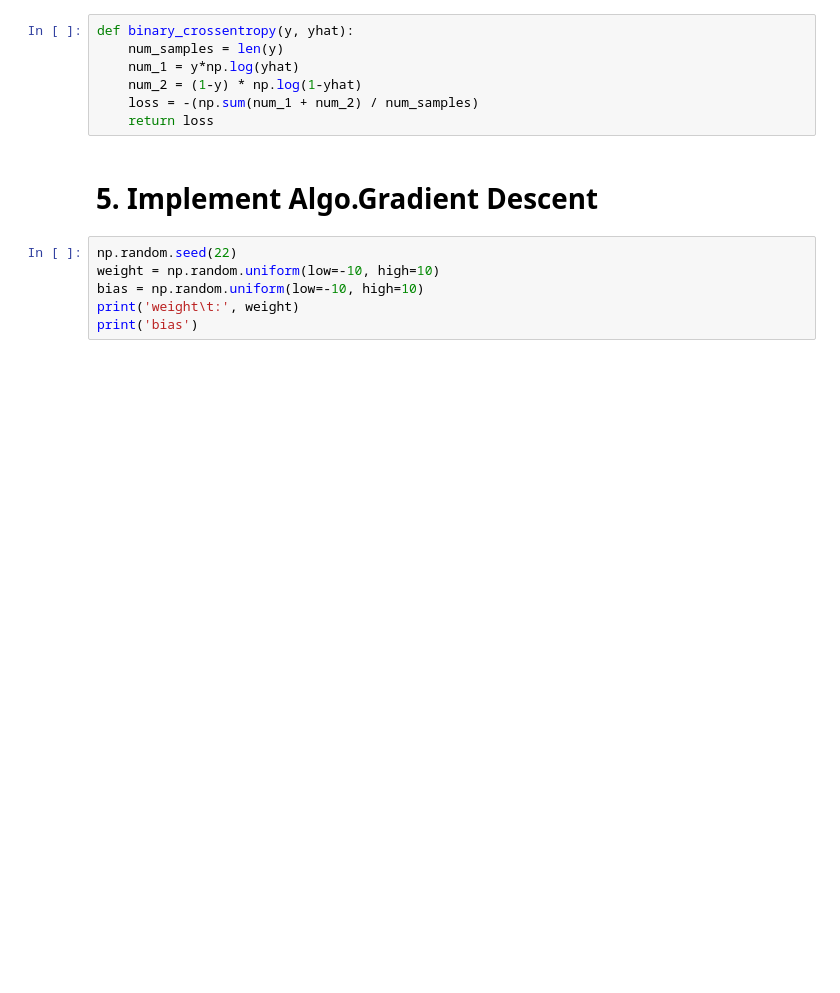
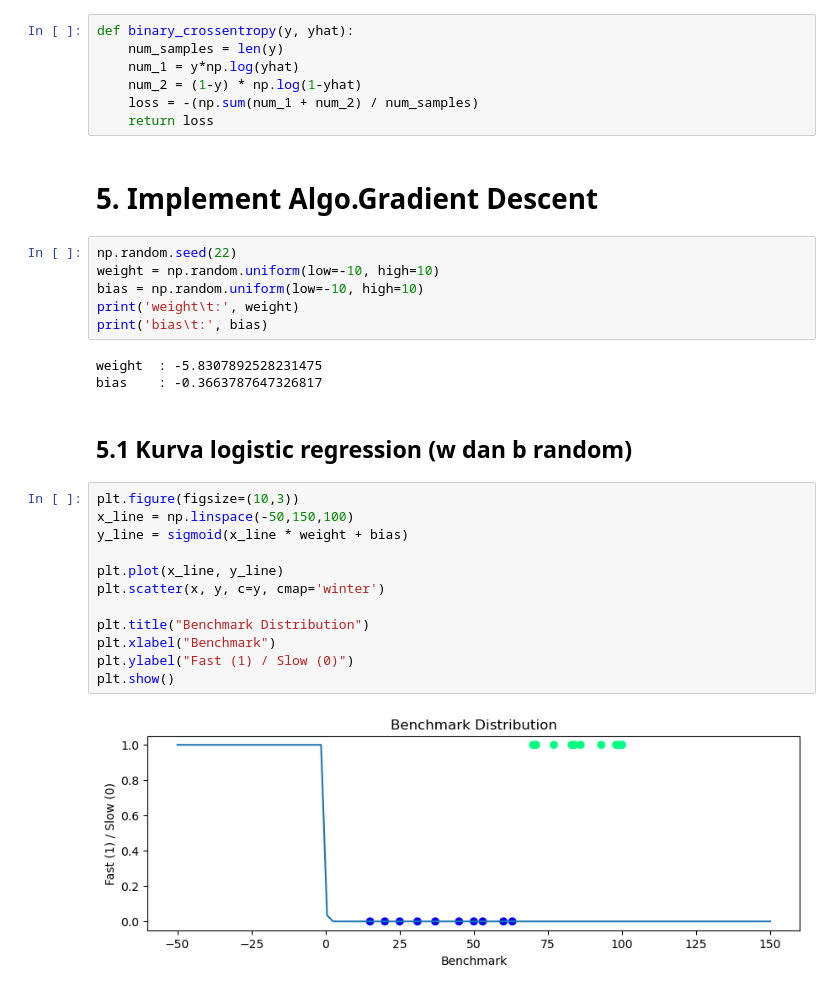
Before and after one commit to Naufal-13/Machine-Learning-Project, a Jupyter notebook: Logistic Regression.ipynb, the cells around one changed output. Cells and saved outputs as stored; diff of their text form; blank space fills up the shorter version.

Commit message:
5.1 plot kurva logistic regression
w dan b random

```diff
--- a/Logistic Regression.ipynb
+++ b/Logistic Regression.ipynb
@@ -44,4 +44,23 @@ np.random.seed(22)
 weight = np.random.uniform(low=-10, high=10)
 bias = np.random.uniform(low=-10, high=10)
 print('weight\t:', weight)
-print('bias')
+print('bias\t:', bias)
+# %% [output]
+weight  : -5.8307892528231475
+bias    : -0.3663787647326817
+# %% [markdown]
+## 5.1 Kurva logistic regression (w dan b random)
+# %%
+plt.figure(figsize=(10,3))
+x_line = np.linspace(-50,150,100)
+y_line = sigmoid(x_line * weight + bias)
+
+plt.plot(x_line, y_line)
+plt.scatter(x, y, c=y, cmap='winter')
+
+plt.title("Benchmark Distribution")
+plt.xlabel("Benchmark")
+plt.ylabel("Fast (1) / Slow (0)")
+plt.show()
+# %% [output]
+[figure, added]
```
